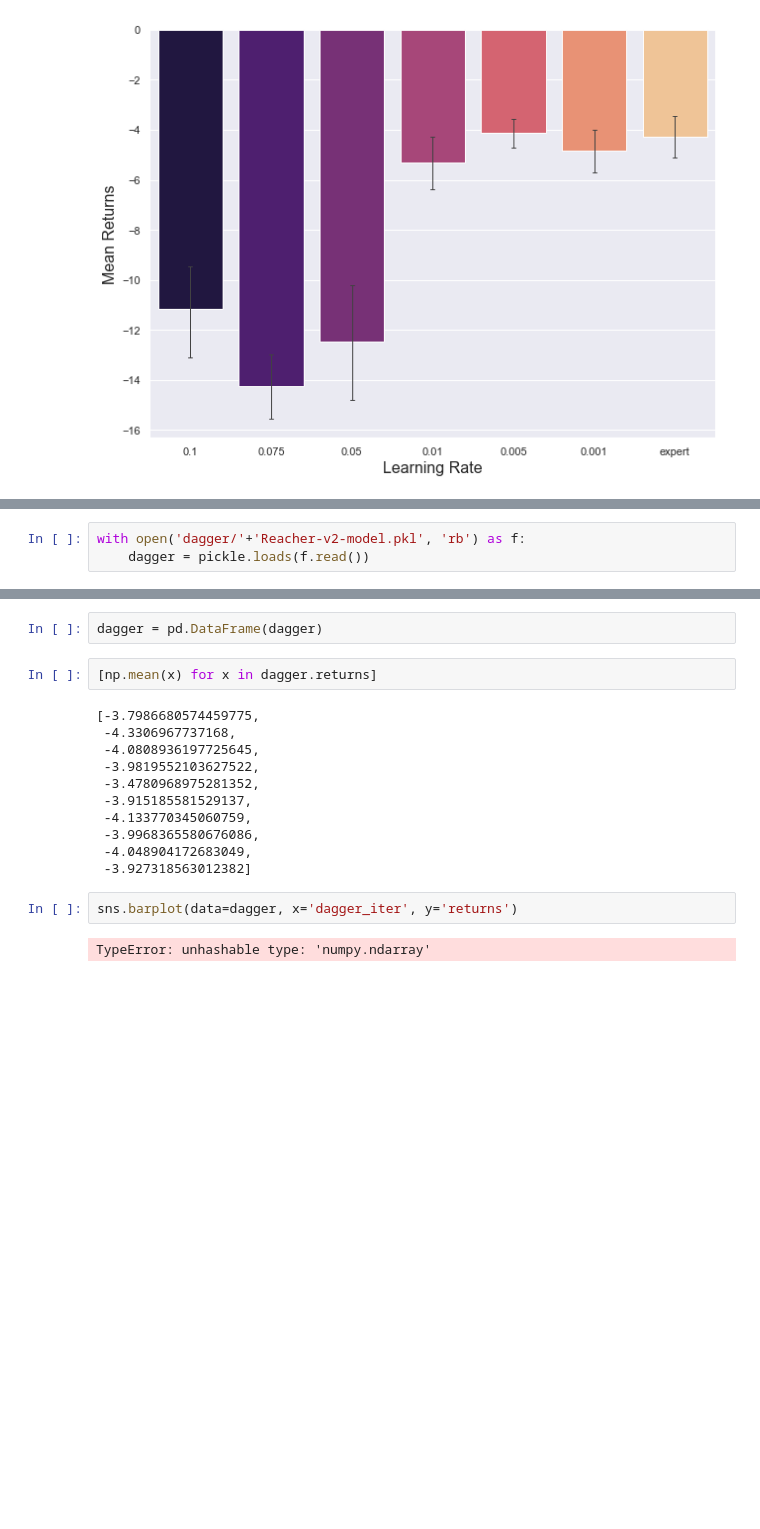
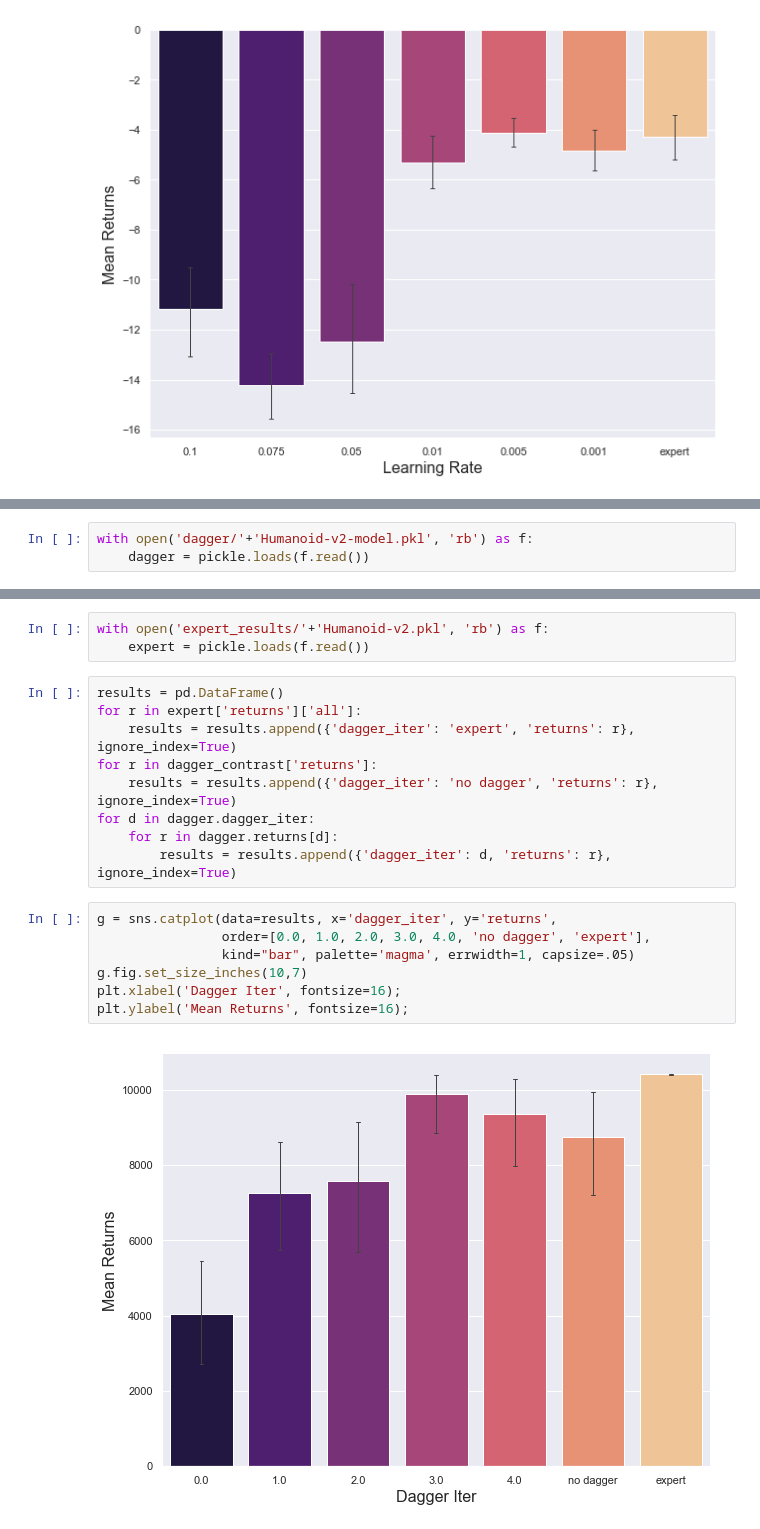
Before and after one commit to sophiaas/homework, a Jupyter notebook: hw1/plots.ipynb, the cells around one changed output, grey strips where cells are left out. Saved outputs shown, nothing was run; the diff lists cells and outputs as text; blank space fills up the shorter version.

Commit message:
adds dagger plot

```diff
--- a/hw1/plots.ipynb
+++ b/hw1/plots.ipynb
@@ -64,4 +57,4 @@ with open('dagger_contrast/'+'Reacher-v2-model.pkl', 'rb') as f:
     dagger_contrast = pickle.loads(f.read())
 # %%
-with open('dagger/'+'Reacher-v2-model.pkl', 'rb') as f:
+with open('dagger/'+'Humanoid-v2-model.pkl', 'rb') as f:
     dagger = pickle.loads(f.read())
@@ -76,19 +61,21 @@ dagger_contrast['observations'].shape
-# %%
-dagger = pd.DataFrame(dagger)
-# %%
-[np.mean(x) for x in dagger.returns]
-# %% [output]
-[-3.7986680574459775,
- -4.3306967737168,
- -4.0808936197725645,
- -3.9819552103627522,
- -3.4780968975281352,
- -3.915185581529137,
- -4.133770345060759,
- -3.9968365580676086,
- -4.048904172683049,
- -3.927318563012382]
-# %%
-sns.barplot(data=dagger, x='dagger_iter', y='returns')
-# %% [output]
-TypeError: unhashable type: 'numpy.ndarray'
+# %%
+with open('expert_results/'+'Humanoid-v2.pkl', 'rb') as f:
+    expert = pickle.loads(f.read())
+# %%
+results = pd.DataFrame()
+for r in expert['returns']['all']:
+    results = results.append({'dagger_iter': 'expert', 'returns': r}, ignore_index=True)
+for r in dagger_contrast['returns']:
+    results = results.append({'dagger_iter': 'no dagger', 'returns': r}, ignore_index=True)
+for d in dagger.dagger_iter:
+    for r in dagger.returns[d]:
+        results = results.append({'dagger_iter': d, 'returns': r}, ignore_index=True)
+# %%
+g = sns.catplot(data=results, x='dagger_iter', y='returns',
+                order=[0.0, 1.0, 2.0, 3.0, 4.0, 'no dagger', 'expert'],
+                kind="bar", palette='magma', errwidth=1, capsize=.05)
+g.fig.set_size_inches(10,7)
+plt.xlabel('Dagger Iter', fontsize=16);
+plt.ylabel('Mean Returns', fontsize=16);
+# %% [output]
+[figure, added]
```
Also changed, not shown: parts of 5 cells of this notebook.
